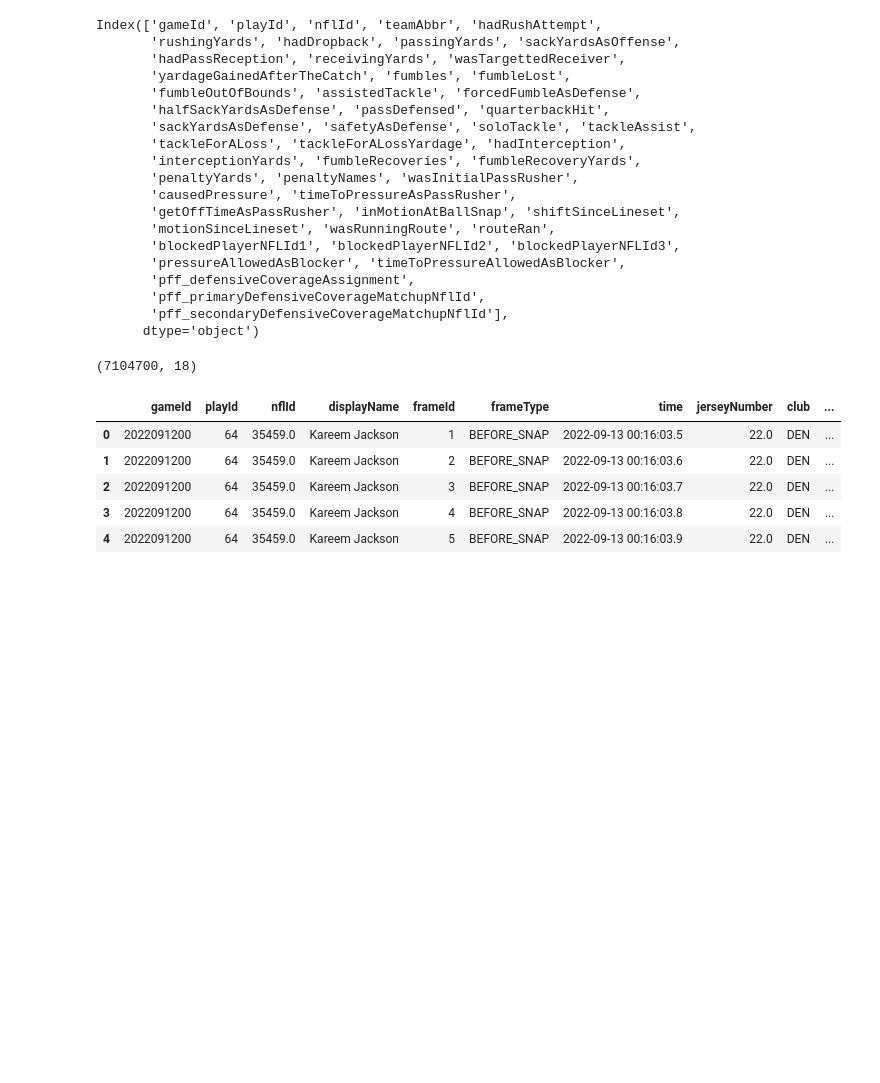
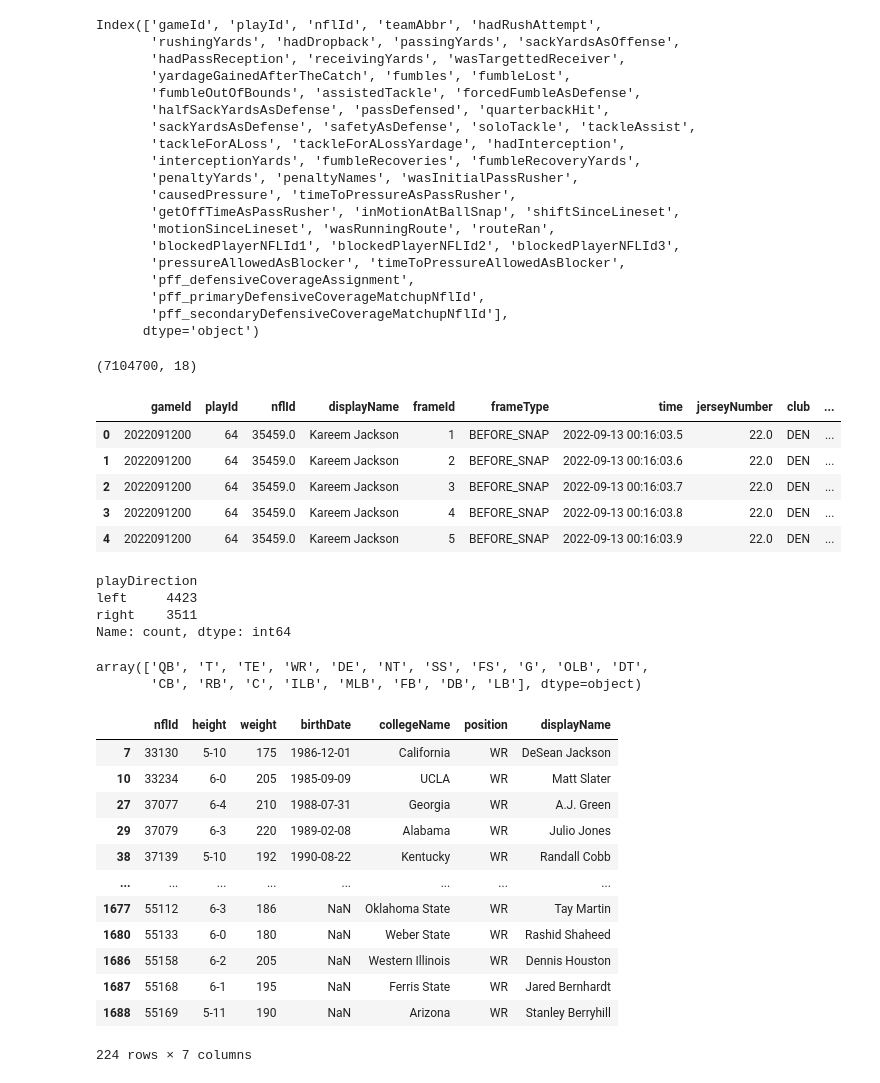
Before and after one commit to kogi31/kaggle, a Jupyter notebook: nfl-big-data-bowl-2025.ipynb, the cells around one changed output. Drawn from its saved outputs; the diff is of its cells as text; code cells hidden in the pictures; blank space fills up the shorter version.

Commit message:
Kaggle Notebook | Finding a player that matches your team color | Version 4

```diff
--- a/nfl-big-data-bowl-2025.ipynb
+++ b/nfl-big-data-bowl-2025.ipynb
@@ -374,3 +374,44 @@ week1.head()
 | 2 | 2022091200 | 64 | 35459.0 | Kareem Jackson | 3 | BEFORE_SNAP | 2022-09-13 00:16:03.7 | 22.0 | DEN | ... |
 | 3 | 2022091200 | 64 | 35459.0 | Kareem Jackson | 4 | BEFORE_SNAP | 2022-09-13 00:16:03.8 | 22.0 | DEN | ... |
 | 4 | 2022091200 | 64 | 35459.0 | Kareem Jackson | 5 | BEFORE_SNAP | 2022-09-13 00:16:03.9 | 22.0 | DEN | ... |
+# %%
+sixty_four = week1[week1['nflId'] == 35459.0]
+sixty_four['playDirection'].value_counts()
+# %% [output]
+playDirection
+left     4423
+right    3511
+Name: count, dtype: int64
+# %%
+players['position'].unique()
+# %% [output]
+array(['QB', 'T', 'TE', 'WR', 'DE', 'NT', 'SS', 'FS', 'G', 'OLB', 'DT',
+       'CB', 'RB', 'C', 'ILB', 'MLB', 'FB', 'DB', 'LB'], dtype=object)
+# %%
+# 포지션별로 나누기
+
+# 포지션 리스트
+positions = ['QB', 'T', 'TE', 'WR', 'DE', 'NT', 'SS', 'FS', 'G', 'OLB', 'DT',
+             'CB', 'RB', 'C', 'ILB', 'MLB', 'FB', 'DB', 'LB']
+
+# 포지션 컬럼이 'position'이라 가정
+# 포지션별로 그룹화하고 모든 컬럼을 보이게 출력
+grouped = players.groupby('position')
+
+# 각 포지션별 데이터 확인 (예: WR만 확인)
+position_data = grouped.get_group('WR')
+position_data
+# %% [output]
+|  | nflId | height | weight | birthDate | collegeName | position | displayName |
+| 7 | 33130 | 5-10 | 175 | 1986-12-01 | California | WR | DeSean Jackson |
+| 10 | 33234 | 6-0 | 205 | 1985-09-09 | UCLA | WR | Matt Slater |
+| 27 | 37077 | 6-4 | 210 | 1988-07-31 | Georgia | WR | A.J. Green |
+| 29 | 37079 | 6-3 | 220 | 1989-02-08 | Alabama | WR | Julio Jones |
+| 38 | 37139 | 5-10 | 192 | 1990-08-22 | Kentucky | WR | Randall Cobb |
+| ... | ... | ... | ... | ... | ... | ... | ... |
+| 1677 | 55112 | 6-3 | 186 | NaN | Oklahoma State | WR | Tay Martin |
+| 1680 | 55133 | 6-0 | 180 | NaN | Weber State | WR | Rashid Shaheed |
+| 1686 | 55158 | 6-2 | 205 | NaN | Western Illinois | WR | Dennis Houston |
+| 1687 | 55168 | 6-1 | 195 | NaN | Ferris State | WR | Jared Bernhardt |
+| 1688 | 55169 | 5-11 | 190 | NaN | Arizona | WR | Stanley Berryhill |
+224 rows × 7 columns
```
Also changed, not shown: parts of 3 cells of this notebook.
